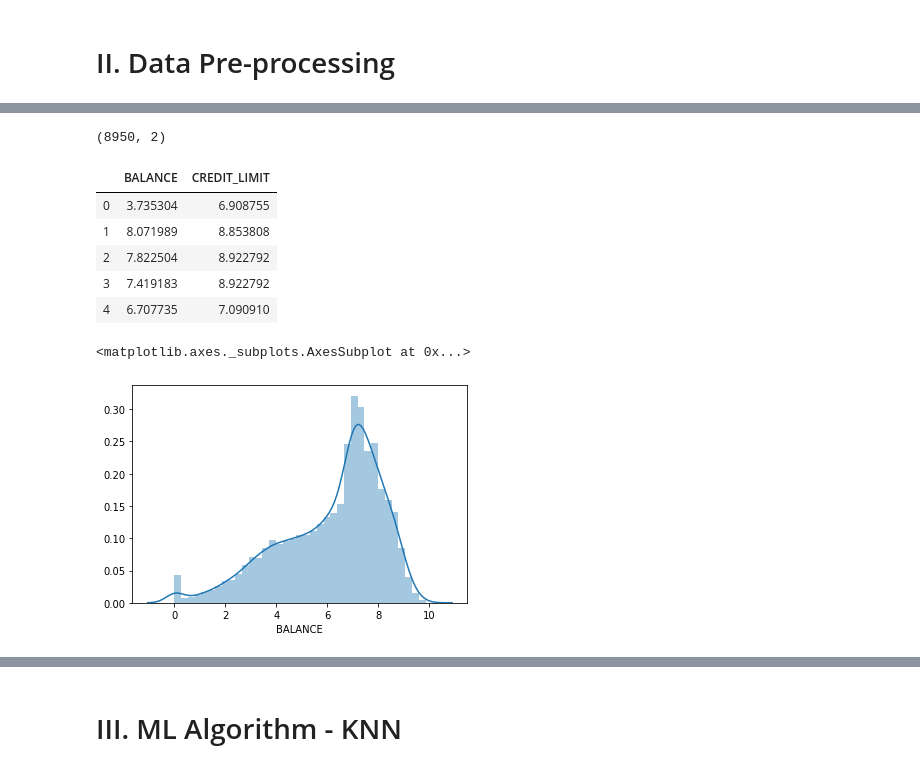
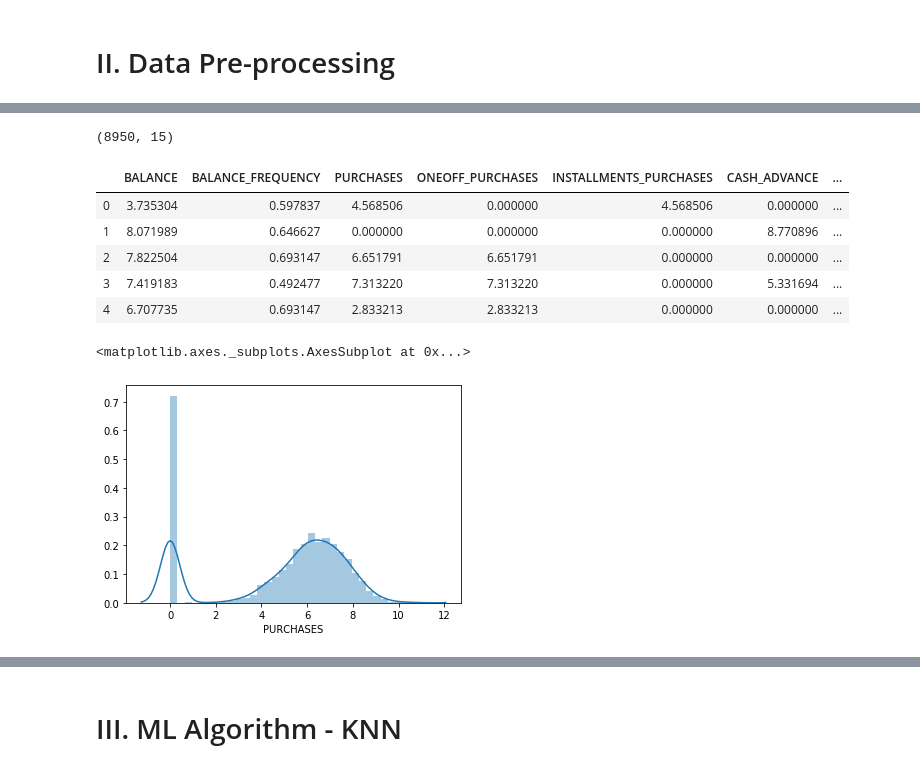
Before and after one commit to likunli/NYC-Airbnb-Price-Prediction, a Jupyter notebook: CreditCardUsage.ipynb, the cells around one changed output, grey strips where cells are left out. Drawn from its saved outputs; the diff is of its cells as text; code cells hidden in the pictures.

```diff
--- a/CreditCardUsage.ipynb
+++ b/CreditCardUsage.ipynb
@@ -33,5 +34,5 @@ CreditCardUsage.csv   CreditCardUsage.ipynb README.md
 # %%
-df = pd.read_csv("/Users/likunli/Documents/GitHub/kmeans_clustering/CreditCardUsage.csv")
+df = pd.read_csv("/Users/likunli/Documents/GitHub/credit_card_usage/CreditCardUsage.csv")
 print(df.shape)
 # %% [output]
 (8950, 18)
@@ -70,7 +71,7 @@ TENURE                              8950 non-null int64
 dtypes: float64(14), int64(3), object(1)
 memory usage: 1.2+ MB
 # %%
-df.drop(columns='CUST_ID', inplace=True)
+df.drop(columns=['CUST_ID', 'PRC_FULL_PAYMENT', 'TENURE'], inplace=True)
 # %%
 df.columns
 # %% [output]
@@ -115,24 +128,24 @@ df2.describe().T
 '''Looks like the data is skewed. Maybe monetary is not, but the other two definitely are skewed. We log
 transform the data to remove the skew. Add a constant to offset any negative values. '''
 
-df_normalized = (np.log(df2 + 1))
+df_normalized = (np.log(df + 1))
 print(df_normalized.shape)
 df_normalized.head()
 # %% [output]
-(8950, 2)
+(8950, 15)
-|  | BALANCE | CREDIT_LIMIT |
-| 0 | 3.735304 | 6.908755 |
-| 1 | 8.071989 | 8.853808 |
-| 2 | 7.822504 | 8.922792 |
-| 3 | 7.419183 | 8.922792 |
-| 4 | 6.707735 | 7.090910 |
+|  | BALANCE | BALANCE_FREQUENCY | PURCHASES | ONEOFF_PURCHASES | INSTALLMENTS_PURCHASES | CASH_ADVANCE | ... |
+| 0 | 3.735304 | 0.597837 | 4.568506 | 0.000000 | 4.568506 | 0.000000 | ... |
+| 1 | 8.071989 | 0.646627 | 0.000000 | 0.000000 | 0.000000 | 8.770896 | ... |
+| 2 | 7.822504 | 0.693147 | 6.651791 | 6.651791 | 0.000000 | 0.000000 | ... |
+| 3 | 7.419183 | 0.492477 | 7.313220 | 7.313220 | 0.000000 | 5.331694 | ... |
+| 4 | 6.707735 | 0.693147 | 2.833213 | 2.833213 | 0.000000 | 0.000000 | ... |
 # %%
 '''Has log transfors made any difference?'''
 
-sns.distplot(df_normalized['BALANCE'])
+sns.distplot(df_normalized['PURCHASES'])
 # %% [output]
 <matplotlib.axes._subplots.AxesSubplot at 0x...>
-[figure, old version]
+[figure, new version]
 # %%
 scaler = StandardScaler()
 Scaled_df = scaler.fit_transform(df_normalized)
```
Also changed, not shown: parts of 12 cells of this notebook, 4 other files.
